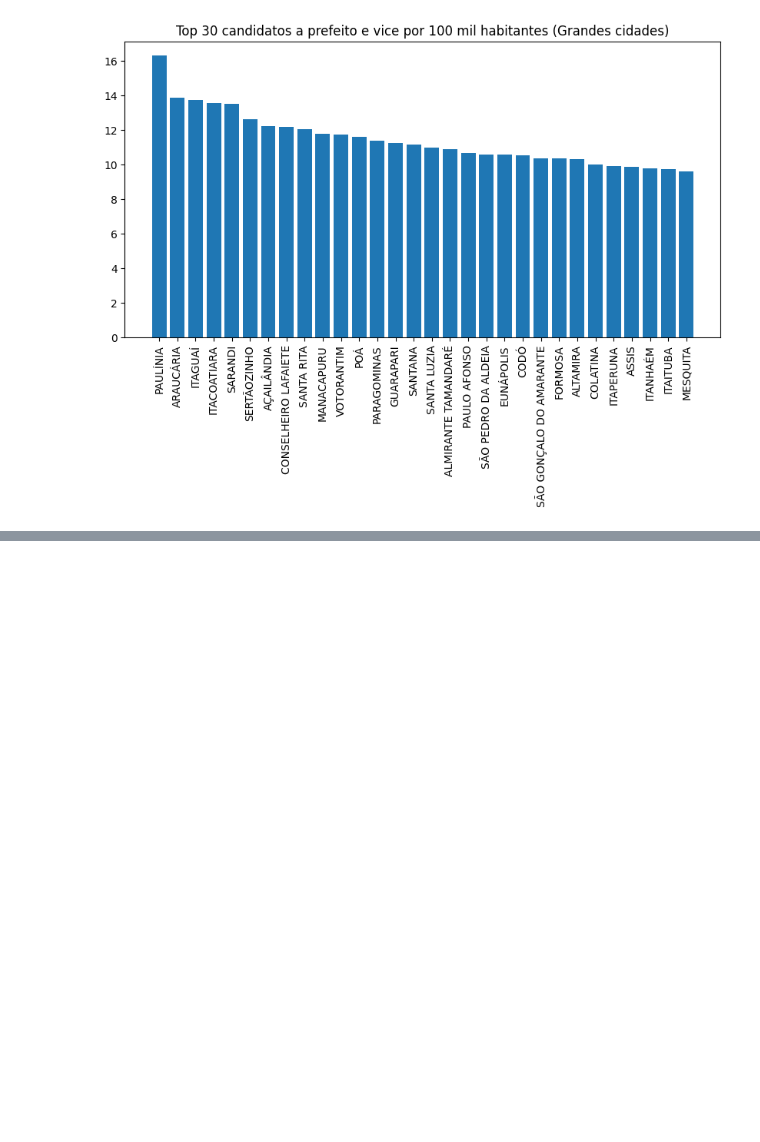
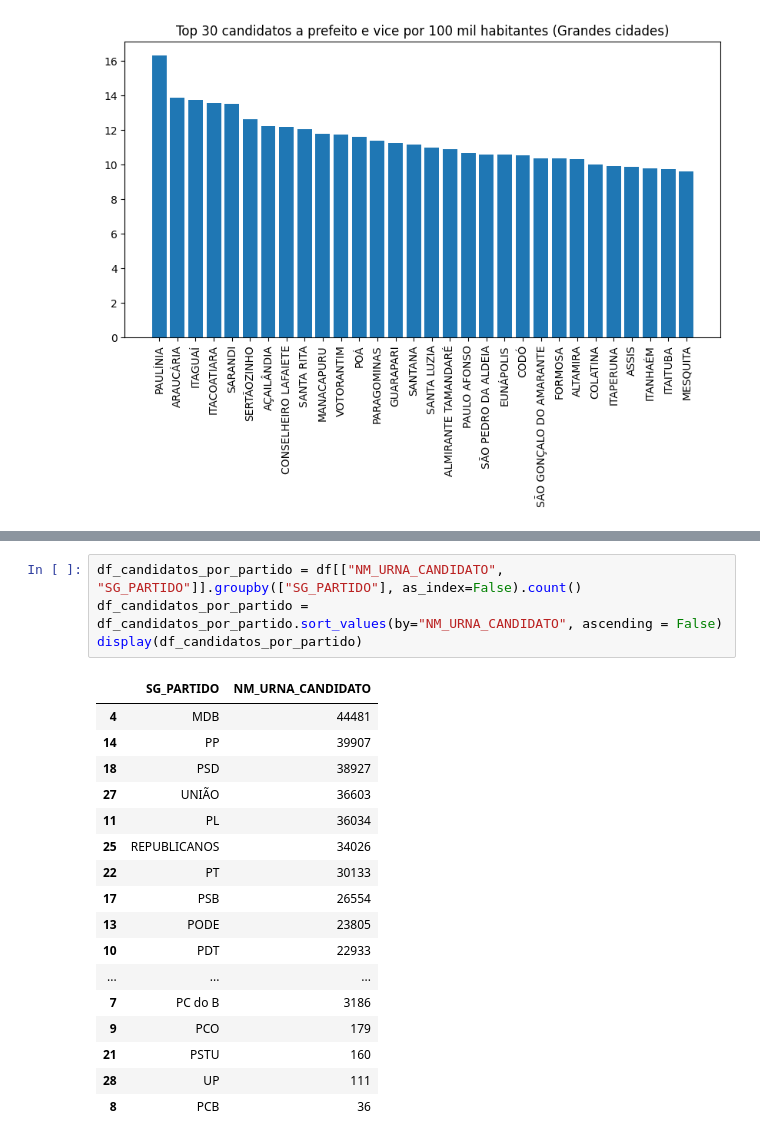
Before and after one commit to nfmmendes/eleicoes-2024-brasil, a Jupyter notebook: Eleições 2024.ipynb, the cells around one changed output, grey strips where cells are left out. Drawn from its saved outputs; the diff is of its cells as text; blank space fills up the shorter version.

```diff
--- a/Eleições 2024.ipynb
+++ b/Eleições 2024.ipynb
@@ -159,0 +166,22 @@ ValueError: shape mismatch: objects cannot be broadcast to a single shape
+# %%
+df_candidatos_por_partido = df[["NM_URNA_CANDIDATO", "SG_PARTIDO"]].groupby(["SG_PARTIDO"], as_index=False).count()
+df_candidatos_por_partido = df_candidatos_por_partido.sort_values(by="NM_URNA_CANDIDATO", ascending = False)
+display(df_candidatos_por_partido)
+# %% [output]
+|  | SG_PARTIDO | NM_URNA_CANDIDATO |
+| 4 | MDB | 44481 |
+| 14 | PP | 39907 |
+| 18 | PSD | 38927 |
+| 27 | UNIÃO | 36603 |
+| 11 | PL | 36034 |
+| 25 | REPUBLICANOS | 34026 |
+| 22 | PT | 30133 |
+| 17 | PSB | 26554 |
+| 13 | PODE | 23805 |
+| 10 | PDT | 22933 |
+| ... | ... | ... |
+| 7 | PC do B | 3186 |
+| 9 | PCO | 179 |
+| 21 | PSTU | 160 |
+| 28 | UP | 111 |
+| 8 | PCB | 36 |
```
Also changed, not shown: parts of 5 cells of this notebook.
